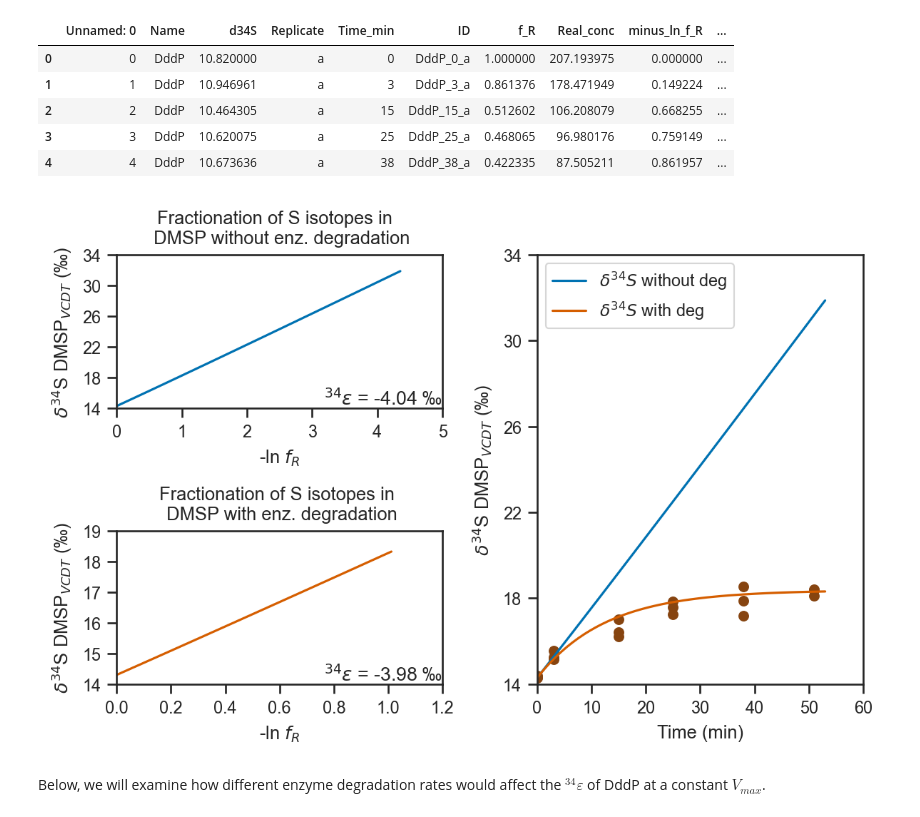
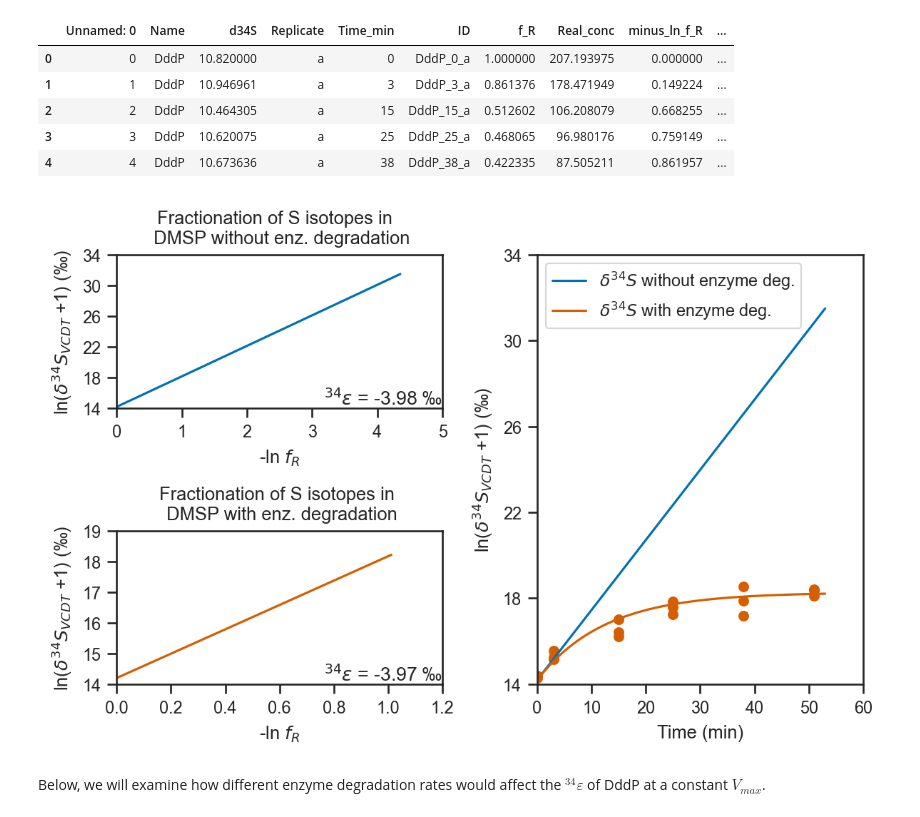
Before and after one commit to daniosro/DMSP, a Jupyter notebook: code/templates/Enzyme_degradation_modelling.ipynb, the cells around one changed output. Cells and saved outputs as stored; diff of their text form; code cells hidden in the pictures.

```diff
--- a/code/templates/Enzyme_degradation_modelling.ipynb
+++ b/code/templates/Enzyme_degradation_modelling.ipynb
@@ -254,10 +254,15 @@ r_34_0 = DMSP_34_0/DMSP_32_0
 d34s_0 = (np.divide(r_34_0,r_34_std)-1) * 1000
 total_0 = DMSP_34_0+DMSP_32_0
 
+# Calculate ln (delta + 1) to accurately determine epsilon from the slope
+# of the linear regression on ln (fraction of DMSP remaining) following
+# Mariotti et al. (1981)
+ln_delta_p1_0 = 1000*np.log((d34s_0/1000)+1)
+
 # Calculate the fraction of substrate remaining for k=0
 f_r_0 = total_0/dmsp_init
 #Determine -ln (f_R) for k=0
 minusnatlog_f_r_0 = -np.log(f_r_0)
 #Get the slope of the line in a plot of -ln (f_R) vs. the d34s of DMSP,
 #equivalent to the fractionation factor without loss of enzyme activity
-slope_0, _, _, _, _ = linregress(minusnatlog_f_r_0, d34s_0)
+slope_0, _, _, _, _ = linregress(minusnatlog_f_r_0, ln_delta_p1_0)
@@ -290,10 +299,15 @@ r_34_k = DMSP_34_k/DMSP_32_k
 d34s_k = (np.divide(r_34_k,r_34_std)-1) * 1000
 total_k = DMSP_34_k+DMSP_32_k
 
+# Calculate ln (delta + 1) to accurately determine epsilon from the slope
+# of the linear regression on ln (fraction of DMSP remaining) following
+# Mariotti et al. (1981)
+ln_delta_p1_k = 1000*np.log((d34s_k/1000)+1)
+
 # Calculate the fraction of substrate remaining for k=!0
 f_r_k = total_k/dmsp_init
 #Determine -ln (f_R) for k=!0
 minusnatlog_f_r_k = -np.log(f_r_k)
 #Get the slope of the line in a plot of -ln (f_R) vs. the d34s of DMSP,
 #equivalent to the fractionation factor with loss of enzyme activity
-slope_k, _, _, _, _ = linregress(minusnatlog_f_r_k, d34s_k)
+slope_k, _, _, _, _ = linregress(minusnatlog_f_r_k, ln_delta_p1_k)
@@ -300,12 +318,12 @@ slope_k, _, _, _, _ = linregress(minusnatlog_f_r_k, d34s_k)
 # %%
-#Let's create a dataframe to store the variables from the inegration before that we
+#Let's create a dataframe to store the variables from the integration before that we
 # are interested in plotting
 df_DMSP = pd.DataFrame(list(zip(t, DMSP_34_k, DMSP_32_k, total_k,
-                               minusnatlog_f_r_k, d34s_k, DMSP_34_0, DMSP_32_0,
-                               total_0, minusnatlog_f_r_0, d34s_0)),
+                               minusnatlog_f_r_k, ln_delta_p1_k, DMSP_34_0, DMSP_32_0,
+                               total_0, minusnatlog_f_r_0, ln_delta_p1_0)),
                columns =['Time', '34DMSP_enz_deg', '32DMSP_enz_deg',
-                        'DMSP_total_enz_deg','-ln_fr_enz_deg', 'd34s_enz_deg',
+                        'DMSP_total_enz_deg','-ln_fr_enz_deg', 'ln_delta_p1_enz_deg',
                          '34DMSP_no_enz_deg','32DMSP_no_enz_deg',
-                         'DMSP_total_no_enz_deg','-ln_fr_no_enz_deg','d34s_no_enz_deg'])
+                         'DMSP_total_no_enz_deg','-ln_fr_no_enz_deg','ln_delta_p1_no_enz_deg'])
 df_DMSP.head()
 # %% [output]
@@ -424,15 +442,15 @@ ax2 = plt.subplot(223)
 ax3 = plt.subplot(122)
 
 #Assing plots to axes
-ax1.plot(df_DMSP['-ln_fr_no_enz_deg'], df_DMSP['d34s_no_enz_deg'], color ='#0072B2')
-ax2.plot(df_DMSP['-ln_fr_enz_deg'], df_DMSP['d34s_enz_deg'], color='#D55E00')
-ax3.plot(df_DMSP['Time'], df_DMSP['d34s_no_enz_deg'],
-label ='$\delta^{34}{S}$ without deg', color ='#0072B2')
-ax3.plot(df_DMSP['Time'], df_DMSP['d34s_enz_deg'],
-label='$\delta^{34}{S}$ with deg', color ='#D55E00')
+ax1.plot(df_DMSP['-ln_fr_no_enz_deg'], df_DMSP['ln_delta_p1_no_enz_deg'], color ='#0072B2')
+ax2.plot(df_DMSP['-ln_fr_enz_deg'], df_DMSP['ln_delta_p1_enz_deg'], color='#D55E00')
+ax3.plot(df_DMSP['Time'], df_DMSP['ln_delta_p1_no_enz_deg'],
+label ='$\delta^{34}{S}$ without enzyme deg.', color ='#0072B2')
+ax3.plot(df_DMSP['Time'], df_DMSP['ln_delta_p1_enz_deg'],
+label='$\delta^{34}{S}$ with enzyme deg.', color ='#D55E00')
 
 #Add axes labels and legends to the first plot
-ax1.set_ylabel ('$\delta ^{34}$S DMSP$_{VCDT}$ (‰)')
+ax1.set_ylabel ('ln($\delta ^{34}S_{VCDT}$ +1) (‰)')
 ax1.set_xlabel ('-ln $f_{R}$')
 ax1.set_yticks(np.linspace(14,28,5))
 
@@ -446,7 +464,7 @@ ax1.text(1, 0, '$^{34}$$\epsilon$ = %s ‰' %(-slope_0.round(2)), transform=ax1.
     verticalalignment='bottom', horizontalalignment='right', fontsize=10)
 
 #Add axes labels and legends to the second plot
-ax2.set_ylabel ('$\delta ^{34}$S DMSP$_{VCDT}$ (‰)')
+ax2.set_ylabel ('ln($\delta ^{34}S_{VCDT}$ +1) (‰)')
 ax2.set_xlabel ('-ln $f_{R}$')
 ax2.set_ylim (14,19)
 ax2.set_title('Fractionation of S isotopes in \n DMSP with enz. degradation')
@@ -456,36 +474,36 @@ ax2.set_yticks(range(14,20,1))
 ax2.set_ylim(14,19)
 #Add epsilon
 ax2.text(1, 0, '$^{34}$$\epsilon$ = %s ‰' %(-slope_k.round(2)), transform=ax2.transAxes,
     verticalalignment='bottom', horizontalalignment='right', fontsize=10)
 
 #Add axes labels and legends
 ax3.set_xlabel ('Time (min)')
-ax3.set_ylabel ('$\delta ^{34}$S DMSP$_{VCDT}$ (‰)')
+ax3.set_ylabel ('ln($\delta ^{34}S_{VCDT}$ +1) (‰)')
 ax3.set_xlim (0,60)
 ax3.set_yticks(range(14,35,4))
 ax3.set_ylim (14,34)
 ax3.yaxis.set_major_formatter(FormatStrFormatter('%.0f'))
 
 #Plot the DddP data on top
 # Group by replicate
 df_group = df_dddp.groupby(['Replicate'])
 # Define colors
 
 # Loop through replicates
 for i, (group, data) in enumerate(df_group):
 
 #Plot experimental data
-    ax3.scatter(data.Time_min, data.d34S_approx_DMSP, color = '#864410')
+    ax3.scatter(data.Time_min, data.d34S_approx_DMSP, color = '#D55E00')
 
 #Show legend
 ax3.legend()
 #Adjust figure dimensions and save figure
 plt.tight_layout(pad=0.4, w_pad=1, h_pad=1)
 
 #Save figure
 fig.savefig(f'{homedir}/figures/enz_deg/modelling/fit_d34s_enz_deg.pdf', bbox_inches='tight')
 # %% [output]
-[figure, old version]
+[figure, new version]
 # %% [markdown]
 Below, we will examine how different enzyme degradation rates would affect the $^{34}\varepsilon$ of DddP at a constant $V_{max}$.
 # %%
```
Also changed, not shown: parts of 16 cells of this notebook, 2 other files.
